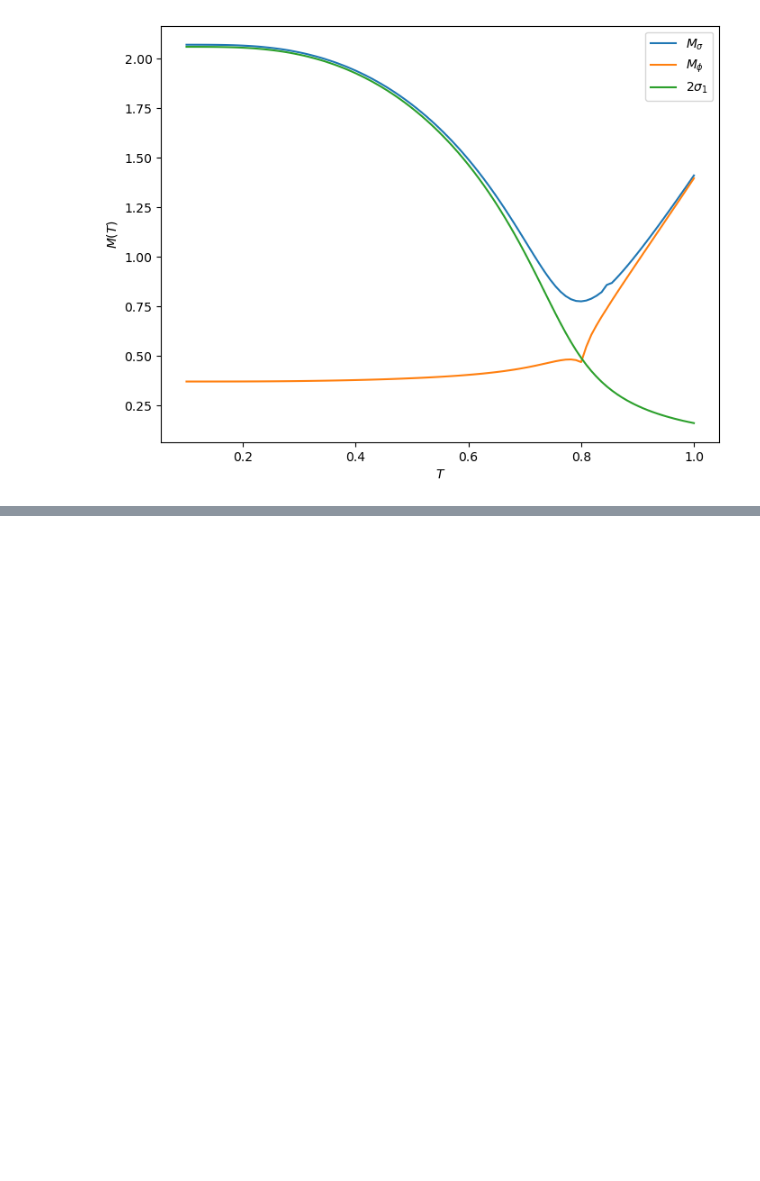
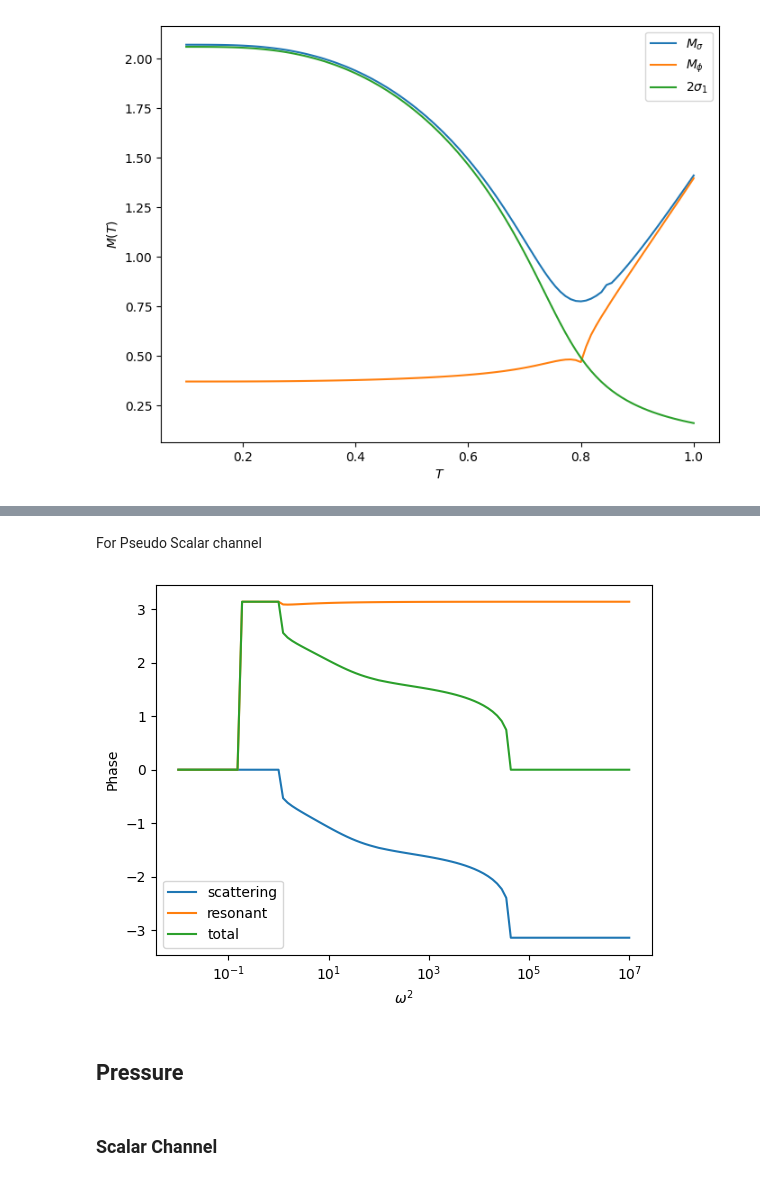
Before and after one commit to biplab37/Graphene, a Jupyter notebook: GN_model.ipynb, the cells around one changed output, grey strips where cells are left out. Cells and saved outputs as stored; diff of their text form; code cells hidden in the pictures; blank space fills up the shorter version.

```diff
--- a/GN_model.ipynb
+++ b/GN_model.ipynb
@@ -72,0 +107,17 @@ ax2.legend()
+# %% [markdown]
+For Pseudo Scalar channel
+# %%
+temp = 0.7
+mu = 0.0
+param = jl.Parameters(κ=0.01)
+def phases_phi(omega):
+    return jl.phase_phi(temp,mu,omega,param)
+
+omegarange = np.logspace(-1,3.5,num=100)
+plot_phase(phases_phi,omegarange)
+# %% [output]
+[figure, added]
+# %% [markdown]
+## Pressure
+# %% [markdown]
+### Scalar Channel
```
Also changed, not shown: parts of 14 cells of this notebook, 1 other file.
